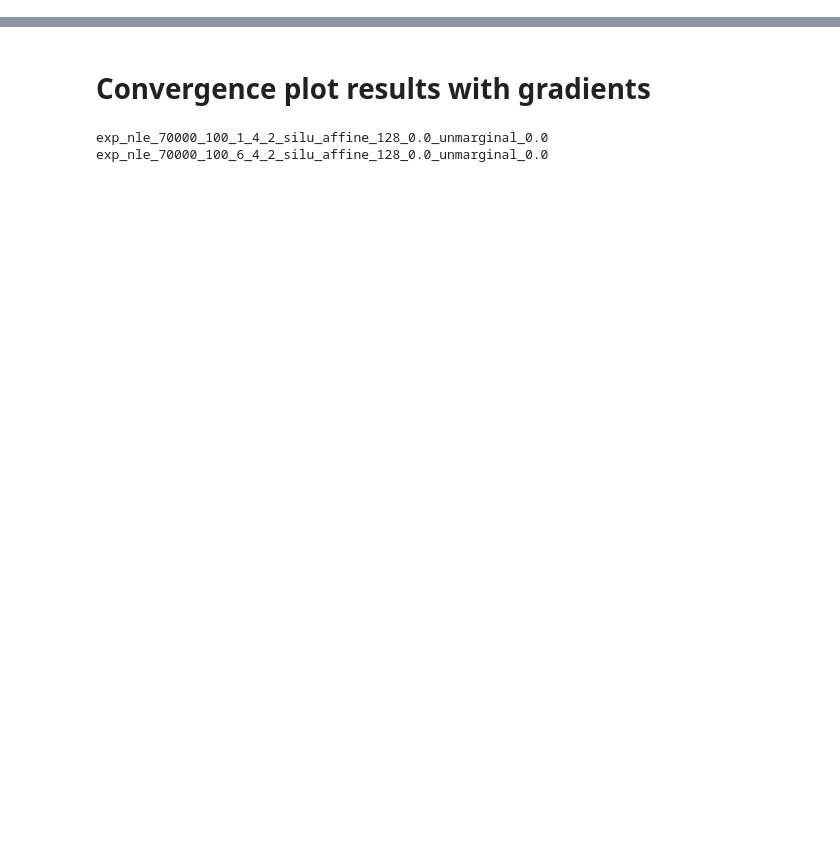
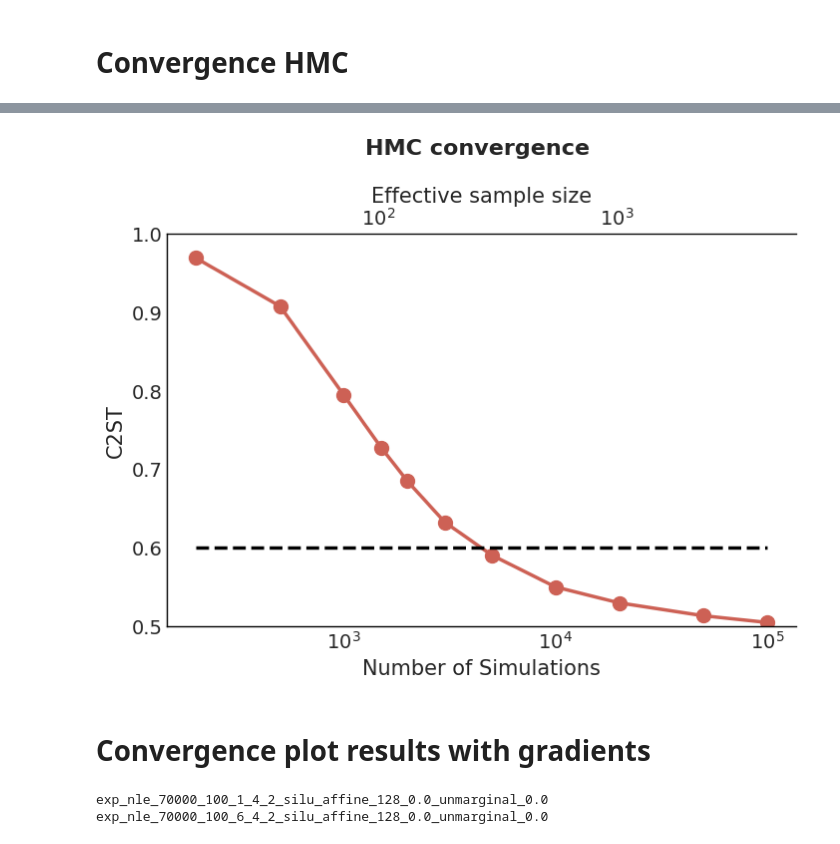
Before and after one commit to LSSTDESC/sbi_bm_lens, a Jupyter notebook: notebooks/convergence_results.ipynb, the cells around one changed output, grey strips where cells are left out. Cells and saved outputs as stored; diff of their text form; code cells hidden in the pictures; blank space fills up the shorter version.

```diff
--- a/notebooks/convergence_results.ipynb
+++ b/notebooks/convergence_results.ipynb
@@ -31,3 +39,5 @@ COLOR_MAP = [
     '#73c6b6',
     '#a3b899'
 ]
+# %% [markdown]
+# Convergence HMC
@@ -33,0 +56,40 @@ COLOR_MAP = [
+# %%
+c2st_hmc = jnp.load('/content/sbi_bm_lens/results/convergence_hmc_results.npy')
+
+
+az.style.use("arviz-white")
+plt.rcParams["lines.linewidth"] = 2.5
+plt.rcParams['lines.markersize'] = 7
+
+simu_budget =  [200, 500, 1000, 1500, 2000, 3000, 5000, 10_000, 20_000, 50_000, 100_000]
+
+fig, ax = plt.subplots(figsize=(7,5.5))
+
+ax.semilogx(
+    simu_budget,
+    c2st_hmc,
+    marker = 'o',
+    markersize=10,
+    c = '#cd6155'
+)
+
+ax.semilogx(
+    simu_budget,
+    0.6 * jnp.ones(len(simu_budget)),
+    '--',
+    c = 'black'
+)
+
+secax = ax.secondary_xaxis('top', functions=(forward, inverse))
+secax.set_xlabel('Effective sample size')
+secax.set_xscale('log')
+
+plt.ylim([0.5,1])
+# plt.xscale('log')
+plt.xlabel('Number of Simulations')
+plt.ylabel('C2ST')
+plt.legend()
+
+plt.title('HMC convergence \n', fontweight='bold')
+plt.savefig('hmc_convergence.pdf', transparent=True)
+# %% [output]
@@ -34,3 +97,4 @@ COLOR_MAP = [
+[figure, added]
 # %% [markdown]
 # Convergence plot results with gradients
 # %%
```
Also changed, not shown: parts of 7 cells of this notebook, 1 other file.
